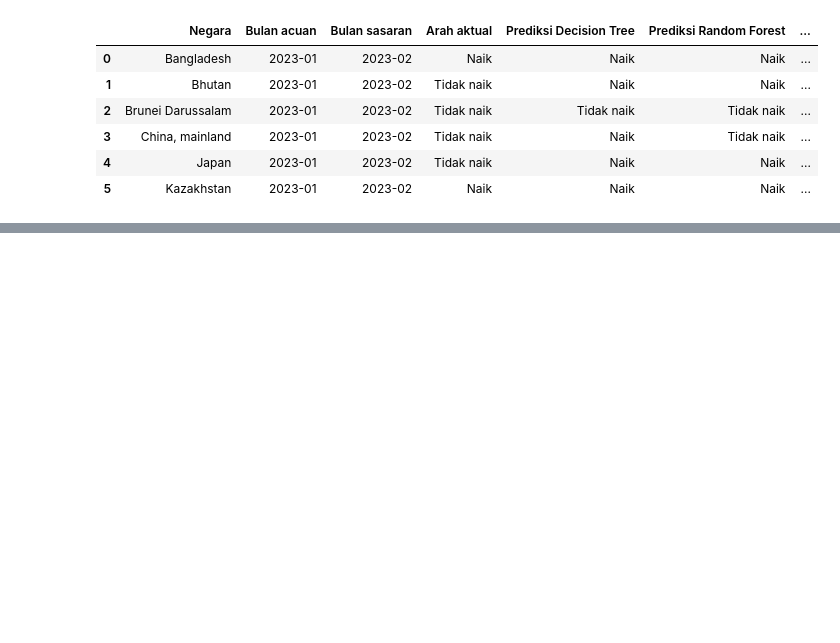
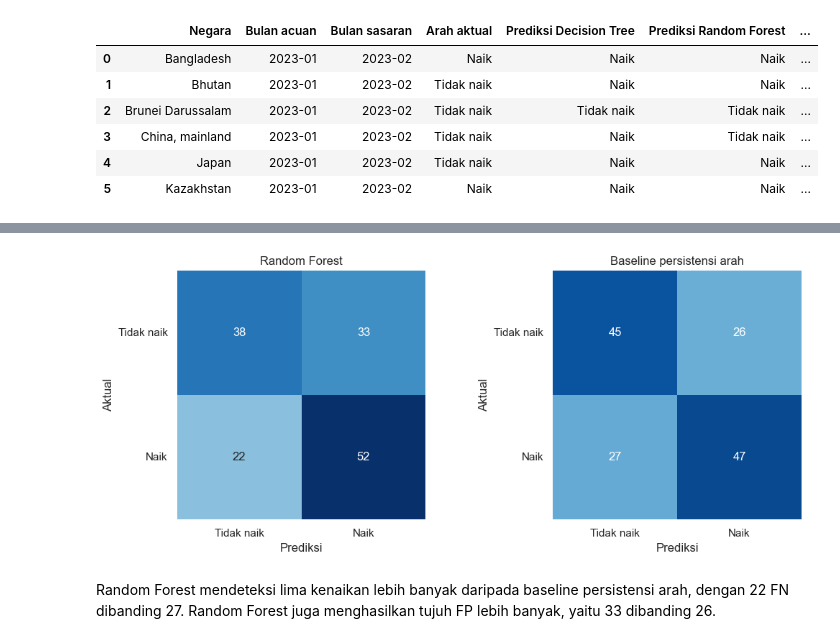
Before and after one commit to firrazmrd/17_IF-B_Sop-Pak-Min-Klaten, a Jupyter notebook: Projek.ipynb, the cells around one changed output, grey strips where cells are left out. Saved outputs shown, nothing was run; the diff lists cells and outputs as text; code cells hidden in the pictures; blank space fills up the shorter version.

```diff
--- a/Projek.ipynb
+++ b/Projek.ipynb
@@ -1736,0 +1762,34 @@ Hasil awal ini mencakup 14 negara dan ditafsirkan dengan asumsi bahwa harga bula
+# %%
+test_matrices = {
+    name: confusion_matrix(y_test, pred_test[name], labels=[0, 1])
+    for name in [selected_model_name, best_test_baseline]
+}
+max_count = max(matrix.max() for matrix in test_matrices.values())
+class_labels = ['Tidak naik', 'Naik']
+fig, axes = plt.subplots(1, 2, figsize=(10.8, 4.5))
+
+for ax, (name, matrix) in zip(axes, test_matrices.items()):
+    sns.heatmap(
+        matrix,
+        annot=True,
+        fmt='d',
+        cmap='Blues',
+        vmin=0,
+        vmax=max_count,
+        cbar=False,
+        square=True,
+        xticklabels=class_labels,
+        yticklabels=class_labels,
+        ax=ax
+    )
+    ax.set_title(name)
+    ax.set_xlabel('Prediksi')
+    ax.set_ylabel('Aktual')
+    ax.tick_params(axis='y', labelrotation=0)
+
+plt.tight_layout()
+plt.show()
+# %% [output]
+[figure, added]
+# %% [markdown]
+Random Forest mendeteksi lima kenaikan lebih banyak daripada baseline persistensi arah, dengan 22 FN dibanding 27. Random Forest juga menghasilkan tujuh FP lebih banyak, yaitu 33 dibanding 26.
```
Also changed, not shown: parts of 27 cells of this notebook, 2 other files.
